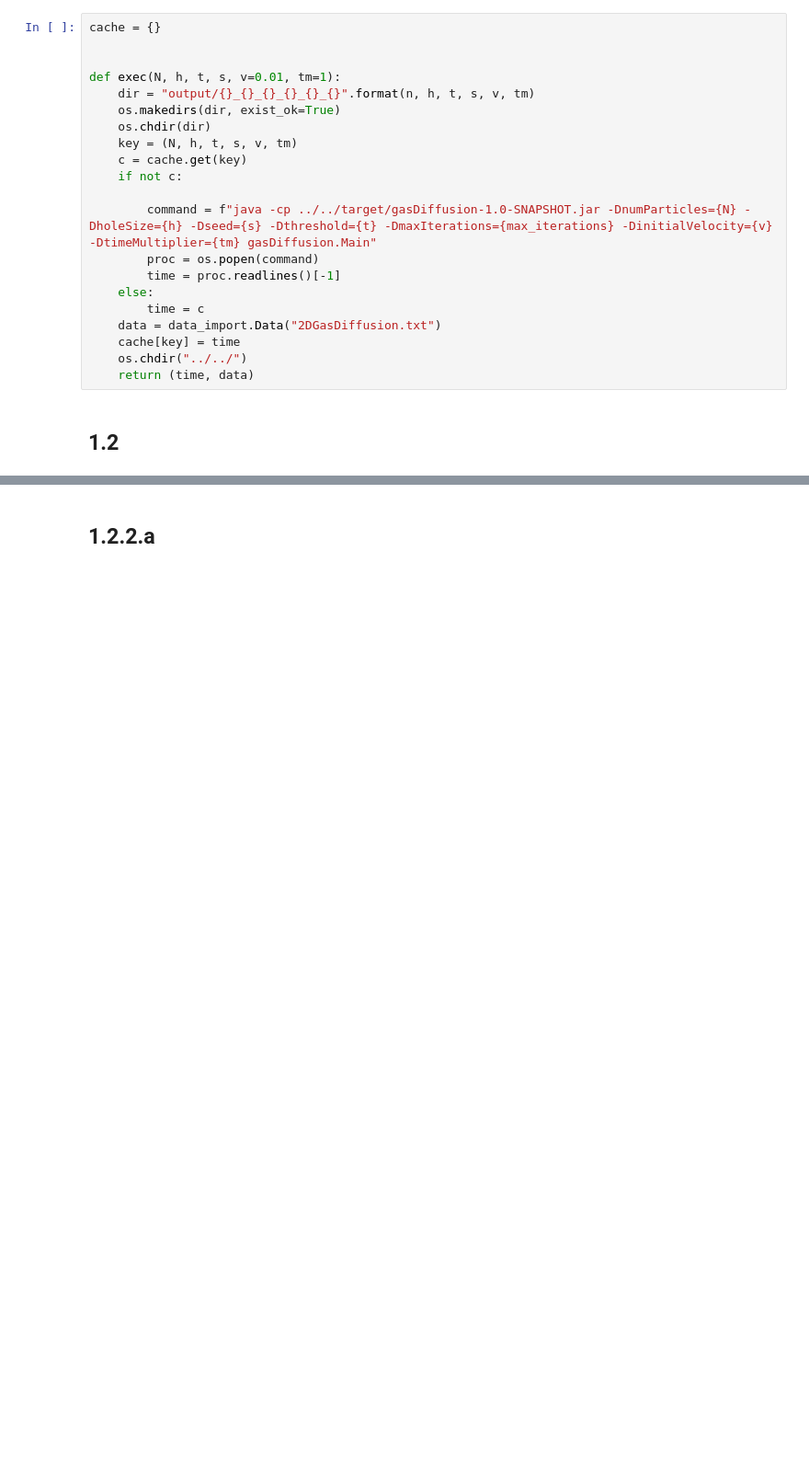
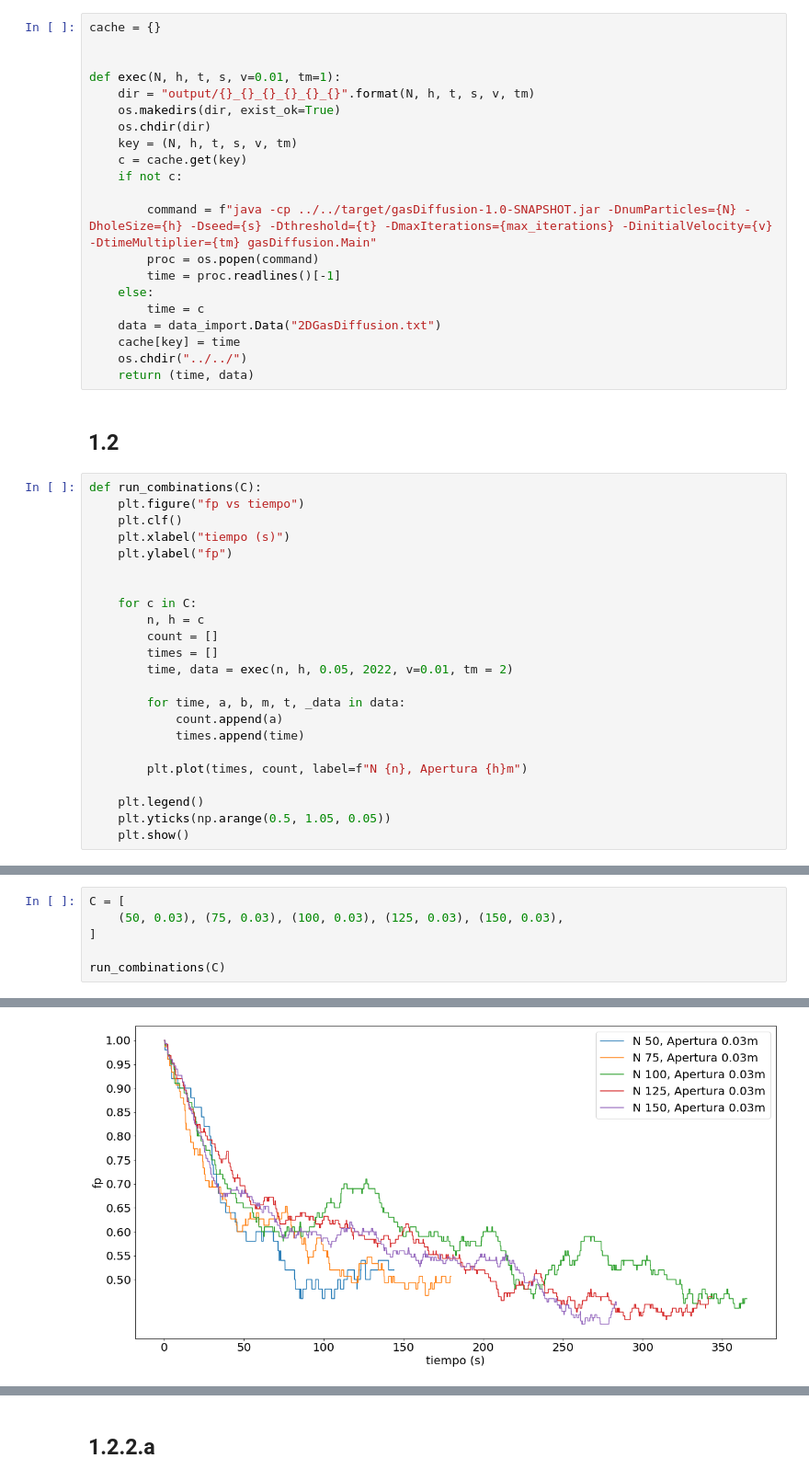
Before and after one commit to atormakh/SimulacionDeSistemas, a Jupyter notebook: 2DGasDiffusion/stats.ipynb, the cells around one changed output, grey strips where cells are left out. Shown: that part at 92% size. Cells and saved outputs as stored; diff of their text form; blank space fills up the shorter version.

Commit message:
fix defaults, separate graphs

```diff
--- a/2DGasDiffusion/stats.ipynb
+++ b/2DGasDiffusion/stats.ipynb
@@ -20,7 +20,7 @@ cache = {}
 
 
 def exec(N, h, t, s, v=0.01, tm=1):
-    dir = "output/{}_{}_{}_{}_{}_{}".format(n, h, t, s, v, tm)
+    dir = "output/{}_{}_{}_{}_{}_{}".format(N, h, t, s, v, tm)
     os.makedirs(dir, exist_ok=True)
     os.chdir(dir)
     key = (N, h, t, s, v, tm)
@@ -38,6 +38,29 @@ def exec(N, h, t, s, v=0.01, tm=1):
     return (time, data)
 # %% [markdown]
 ## 1.2
+# %%
+def run_combinations(C):
+    plt.figure("fp vs tiempo")
+    plt.clf()
+    plt.xlabel("tiempo (s)")
+    plt.ylabel("fp")
+
+
+    for c in C:
+        n, h = c
+        count = []
+        times = []
+        time, data = exec(n, h, 0.05, 2022, v=0.01, tm = 2)
+
+        for time, a, b, m, t, _data in data:
+            count.append(a)
+            times.append(time)
+
+        plt.plot(times, count, label=f"N {n}, Apertura {h}m")
+
+    plt.legend()
+    plt.yticks(np.arange(0.5, 1.05, 0.05))
+    plt.show()
 # %%
 C = [
     (50, 0.03), (100, 0.03), (150, 0.03), (100, 0.02), (100, 0.05)
@@ -67 +76,8 @@ plt.show()
 [figure]
+# %%
+C = [
+    (50, 0.03), (75, 0.03), (100, 0.03), (125, 0.03), (150, 0.03),
+]
+
+run_combinations(C)
+# %% [output]
@@ -67,0 +89 @@ plt.show()
+[figure, added]
```
Also changed, not shown: parts of 6 cells of this notebook, 3 other files.
